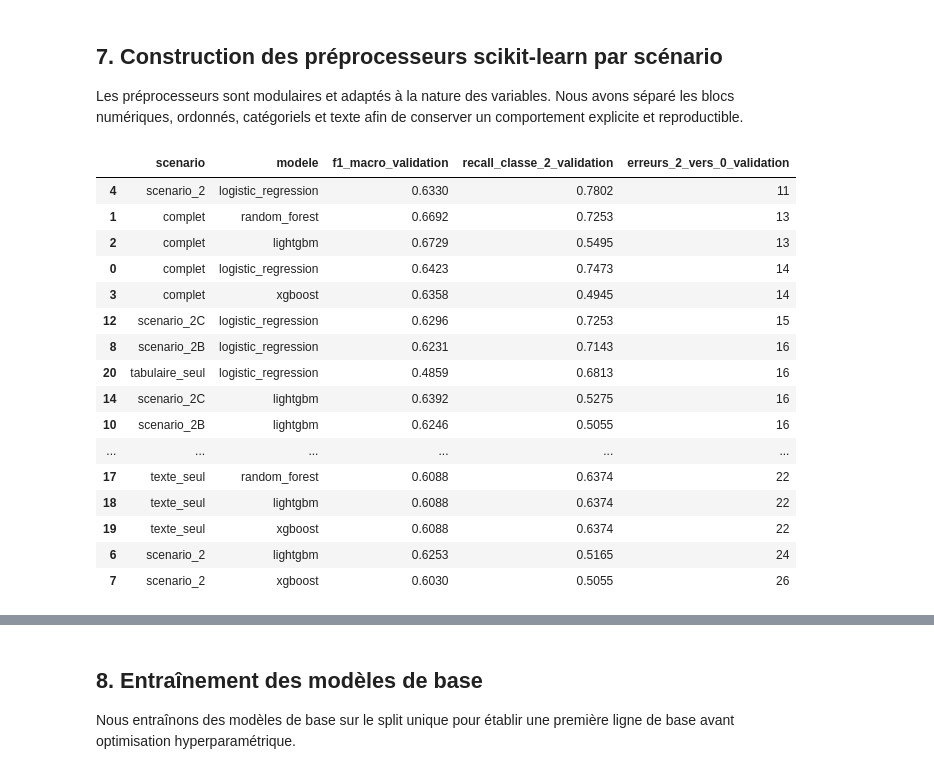
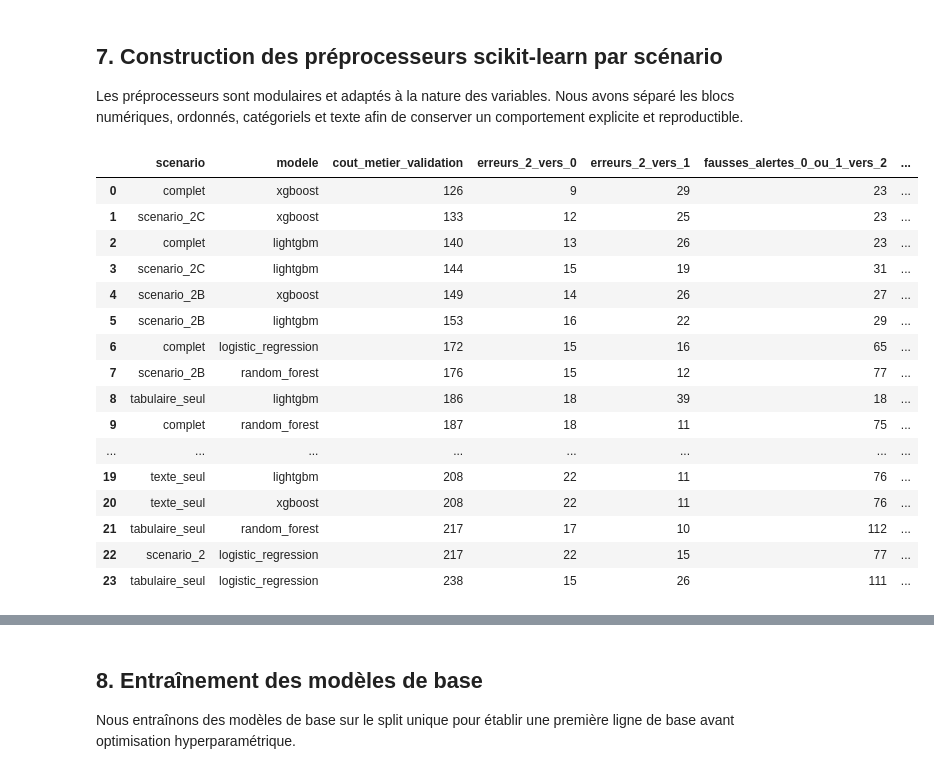
Before and after one commit to ChristelleConstancias/ProjetClassementDemandeurEmploi, a Jupyter notebook: notebooks/Classement_demandeur.ipynb, the cells around one changed output, grey strips where cells are left out. Cells and saved outputs as stored; diff of their text form; code cells hidden in the pictures.

```diff
--- a/notebooks/Classement_demandeur.ipynb
+++ b/notebooks/Classement_demandeur.ipynb
@@ -1057,7 +1057,9 @@ def build_preprocessor(scenario_name: str):
     features = scenario_definitions[scenario_name]["features"]
     numeric_cols = [col for col in C.FEATURES_NUM if col in features]
     ordinal_cols = [col for col in C.FEATURES_CAT_ORDINAL if col in features]
-    categorical_cols = [col for col in C.FEATURES_CAT if col in features]
+    categorical_cols = [col
+                        for col in C.FEATURES_CAT + C.FEATURES_CAT_DERIVEES
+                        if col in features]
     text_cols = [col for col in C.FEATURE_TEXT if col in features]
 
     transformers = []
@@ -1172,64 +1174,82 @@ def build_pipeline(scenario_name: str, model_name: str):
             n_estimators=200,
             max_depth=6,
             learning_rate=0.1,
             objective="multi:softprob",
             eval_metric="mlogloss",
             random_state=SEED,
             n_jobs=-1,
         )
     else:
         raise ValueError(f"Modèle inconnu : {model_name}")
 
     return Pipeline([("preprocessor", preprocessor), ("model", model)])
 
+
 validation_comparison = []
 for scenario_name in scenario_definitions:
     for model_name in ["logistic_regression", "random_forest", "lightgbm", "xgboost"]:
-        pipe = build_pipeline(scenario_name, model_name)
+        pipeline_model = build_pipeline(scenario_name, model_name)
         X_train_s, X_validation_s, _, y_train_s, y_validation_s, _ = build_scenario_split(
             scenario_definitions[scenario_name]["features"]
         )
-        pipe.fit(X_train_s, y_train_s)
-        pred_validation = pipe.predict(X_validation_s)
-        matrix = confusion_matrix(y_validation_s, pred_validation, labels=[0, 1, 2])
+        pipeline_model.fit(X_train_s, y_train_s)
+        predictions_validation = pipeline_model.predict(X_validation_s)
+        matrix = confusion_matrix(y_validation_s, predictions_validation, labels=[0, 1, 2])
+        erreurs_2_vers_0 = int(matrix[2, 0])
+        erreurs_2_vers_1 = int(matrix[2, 1])
+        fausses_alertes_vers_2 = int(matrix[0, 2] + matrix[1, 2])
+        cout_metier_validation = (
+            5 * erreurs_2_vers_0
+            + 2 * erreurs_2_vers_1
+            + fausses_alertes_vers_2
+        )
         validation_comparison.append({
             "scenario": scenario_name,
             "modele": model_name,
+            "cout_metier_validation": cout_metier_validation,
+            "erreurs_2_vers_0": erreurs_2_vers_0,
+            "erreurs_2_vers_1": erreurs_2_vers_1,
+            "fausses_alertes_0_ou_1_vers_2": fausses_alertes_vers_2,
             "f1_macro_validation": f1_score(
-                y_validation_s, pred_validation, average="macro", zero_division=0
+                y_validation_s, predictions_validation, average="macro", zero_division=0
             ),
             "recall_classe_2_validation": recall_score(
-                y_validation_s, pred_validation, labels=[2], average=None,
+                y_validation_s,
+                predictions_validation,
+                labels=[2],
+                average=None,
                 zero_division=0,
             )[0],
-            "erreurs_2_vers_0_validation": int(matrix[2, 0]),
         })
 
-display(
-    pd.DataFrame(validation_comparison)
-    .sort_values(
-        ["erreurs_2_vers_0_validation", "recall_classe_2_validation", "f1_macro_validation"],
-        ascending=[True, False, False],
-    )
-    .round(4)
-)
+validation_comparison_df = pd.DataFrame(validation_comparison).sort_values(
+    [
+        "cout_metier_validation",
+        "erreurs_2_vers_0",
+        "recall_classe_2_validation",
+        "f1_macro_validation",
+    ],
+    ascending=[True, True, False, False],
+).reset_index(drop=True)
+
+display(validation_comparison_df.round(4))
 # %% [output]
-|  | scenario | modele | f1_macro_validation | recall_classe_2_validation | erreurs_2_vers_0_validation |
-| 4 | scenario_2 | logistic_regression | 0.6330 | 0.7802 | 11 |
-| 1 | complet | random_forest | 0.6692 | 0.7253 | 13 |
-| 2 | complet | lightgbm | 0.6729 | 0.5495 | 13 |
-| 0 | complet | logistic_regression | 0.6423 | 0.7473 | 14 |
-| 3 | complet | xgboost | 0.6358 | 0.4945 | 14 |
-| 12 | scenario_2C | logistic_regression | 0.6296 | 0.7253 | 15 |
-| 8 | scenario_2B | logistic_regression | 0.6231 | 0.7143 | 16 |
-| 20 | tabulaire_seul | logistic_regression | 0.4859 | 0.6813 | 16 |
-| 14 | scenario_2C | lightgbm | 0.6392 | 0.5275 | 16 |
-| 10 | scenario_2B | lightgbm | 0.6246 | 0.5055 | 16 |
-| ... | ... | ... | ... | ... | ... |
-| 17 | texte_seul | random_forest | 0.6088 | 0.6374 | 22 |
-| 18 | texte_seul | lightgbm | 0.6088 | 0.6374 | 22 |
-| 19 | texte_seul | xgboost | 0.6088 | 0.6374 | 22 |
-| 6 | scenario_2 | lightgbm | 0.6253 | 0.5165 | 24 |
-| 7 | scenario_2 | xgboost | 0.6030 | 0.5055 | 26 |
+|  | scenario | modele | cout_metier_validation | erreurs_2_vers_0 | erreurs_2_vers_1 | fausses_alertes_0_ou_1_vers_2 | ... |
+| 0 | complet | xgboost | 126 | 9 | 29 | 23 | ... |
+| 1 | scenario_2C | xgboost | 133 | 12 | 25 | 23 | ... |
+| 2 | complet | lightgbm | 140 | 13 | 26 | 23 | ... |
+| 3 | scenario_2C | lightgbm | 144 | 15 | 19 | 31 | ... |
+| 4 | scenario_2B | xgboost | 149 | 14 | 26 | 27 | ... |
+| 5 | scenario_2B | lightgbm | 153 | 16 | 22 | 29 | ... |
+| 6 | complet | logistic_regression | 172 | 15 | 16 | 65 | ... |
+| 7 | scenario_2B | random_forest | 176 | 15 | 12 | 77 | ... |
+| 8 | tabulaire_seul | lightgbm | 186 | 18 | 39 | 18 | ... |
+| 9 | complet | random_forest | 187 | 18 | 11 | 75 | ... |
+| ... | ... | ... | ... | ... | ... | ... | ... |
+| 19 | texte_seul | lightgbm | 208 | 22 | 11 | 76 | ... |
+| 20 | texte_seul | xgboost | 208 | 22 | 11 | 76 | ... |
+| 21 | tabulaire_seul | random_forest | 217 | 17 | 10 | 112 | ... |
+| 22 | scenario_2 | logistic_regression | 217 | 22 | 15 | 77 | ... |
+| 23 | tabulaire_seul | logistic_regression | 238 | 15 | 26 | 111 | ... |
 # %% [markdown]
 ### Synthèse comparative des scénarios
```
Also changed, not shown: parts of 16 cells of this notebook, 6 other files.
